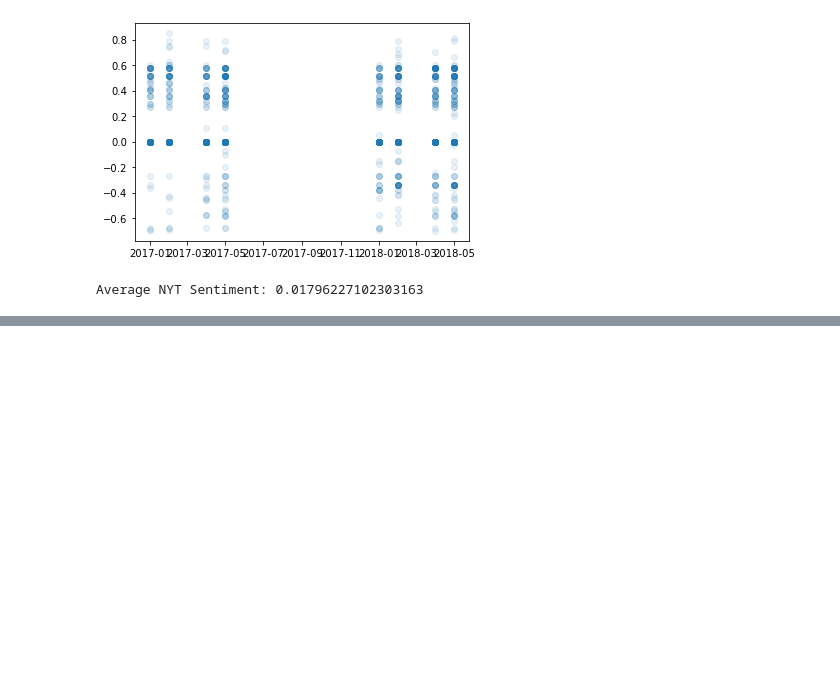
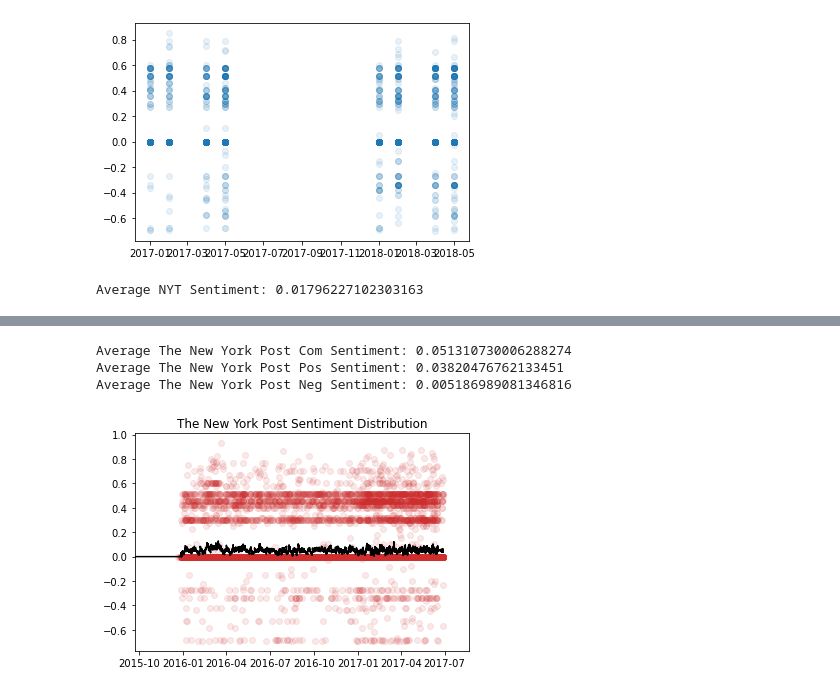
Before and after one commit to ArshSiddiqui/SentimentAnalysis, a Jupyter notebook: Sentiment of News Organizations.ipynb, the cells around one changed output, grey strips where cells are left out. Saved outputs shown, nothing was run; the diff lists cells and outputs as text; code cells hidden in the pictures; blank space fills up the shorter version.

```diff
--- a/Sentiment of News Organizations.ipynb
+++ b/Sentiment of News Organizations.ipynb
@@ -491,0 +498,29 @@ TotFig.set_size_inches(15, 8)
+# %%
+NYPost = NYPost.sort_values(by='Dates', ascending=True)
+NYPostCompoundSentimentScore = []
+NYPostTotSentiments = 0
+NYPostTotPosSentiments = 0
+NYPostTotNegSentiments = 0
+for c in range(0, len(NYPost['Sentiment'])):
+    NYPostCompoundSentimentScore.append(NYPost['Sentiment'][c]['compound'])
+    NYPostTotSentiments += NYPost['Sentiment'][c]['compound']
+    NYPostTotPosSentiments += NYPost['Sentiment'][c]['pos']
+    NYPostTotNegSentiments += NYPost['Sentiment'][c]['neg']
+NYPostFig, NYPostax = plt.subplots()
+NYPostax.scatter(NYPost['Dates'], NYPostCompoundSentimentScore, alpha = 0.1, color="#cf2e2e")
+NYPostCompoundSentimentScoreSeries = pd.Series(data=NYPostCompoundSentimentScore, index=NYPost['Dates'])
+NYPostax.plot(NYPostCompoundSentimentScoreSeries.ewm(span=100).mean(), color="black")
+NYPostax.set_title("The New York Post Sentiment Distribution")
+NYPostax.set_xlim(16700, 17400)
+
+NYPostTotSentiments /= len(NYPostsentiments)
+NYPostTotPosSentiments /= len(NYPostsentiments)
+NYPostTotNegSentiments /= len(NYPostsentiments)
+print("Average The New York Post Com Sentiment:", NYPostTotSentiments)
+print("Average The New York Post Pos Sentiment:", NYPostTotPosSentiments)
+print("Average The New York Post Neg Sentiment:", NYPostTotNegSentiments)
+# %% [output]
+Average The New York Post Com Sentiment: 0.051310730006288274
+Average The New York Post Pos Sentiment: 0.03820476762133451
+Average The New York Post Neg Sentiment: 0.005186989081346816
+[figure, added]
```
Also changed, not shown: parts of 24 cells of this notebook.
